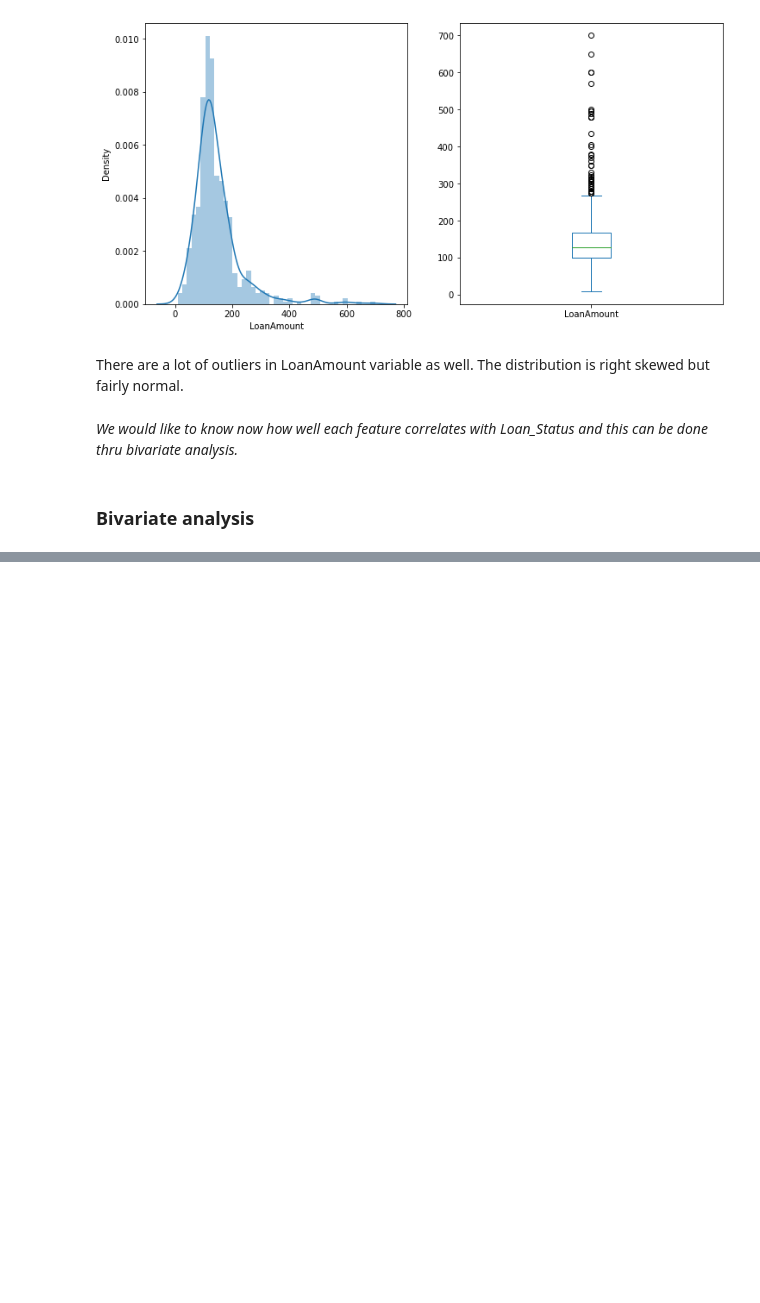
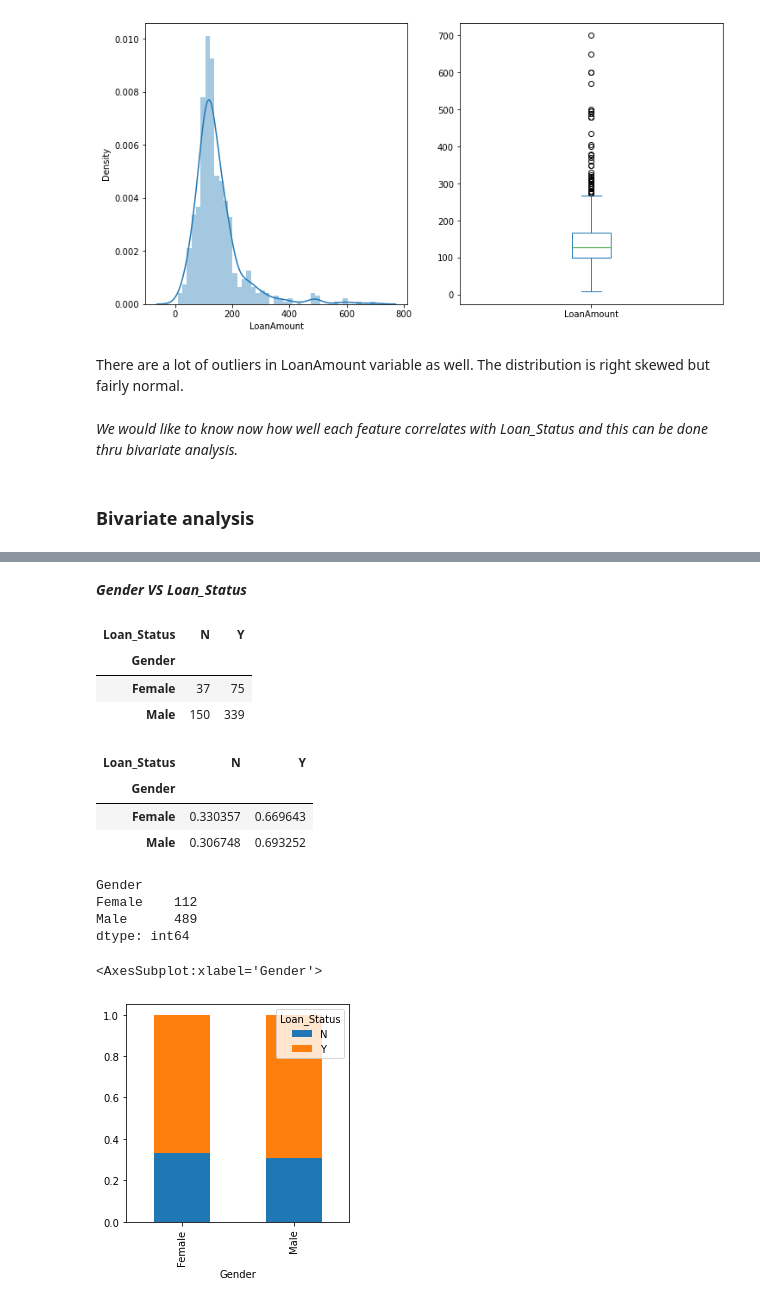
Before and after one commit to unpatel1/Challenge_AProjectAWeek, a Jupyter notebook: Week_08/Week_08_00_Loan_Prediction_ML_Project.ipynb, the cells around one changed output, grey strips where cells are left out. Drawn from its saved outputs; the diff is of its cells as text; code cells hidden in the pictures; blank space fills up the shorter version.

```diff
--- a/Week_08/Week_08_00_Loan_Prediction_ML_Project.ipynb
+++ b/Week_08/Week_08_00_Loan_Prediction_ML_Project.ipynb
@@ -350,0 +377,33 @@ There are a lot of outliers in LoanAmount variable as well. The distribution is
+# %% [markdown]
+***Gender VS Loan_Status***
+# %%
+Gender = pd.crosstab(train['Gender'], train['Loan_Status'])
+# %%
+Gender
+# %% [output]
+| Loan_Status | N | Y |
+| Gender |  |  |
+| Female | 37 | 75 |
+| Male | 150 | 339 |
+# %%
+temp = Gender.div(Gender.sum(1).astype(float), axis = 0)
+temp
+# %% [output]
+| Loan_Status | N | Y |
+| Gender |  |  |
+| Female | 0.330357 | 0.669643 |
+| Male | 0.306748 | 0.693252 |
+# %%
+Gender.sum(1) # '1' is for column; so 37 + 75 = 112 for Female
+# .div(Gender.sum(1)): Divide each column element for Female by Gender.sum(1) which is 112
+# So 37 / 112 = 0.330357
+# %% [output]
+Gender
+Female    112
+Male      489
+dtype: int64
+# %%
+Gender.div(Gender.sum(1).astype(float), axis = 0).plot(kind = 'bar', stacked = True, figsize = (4,4))
+# %% [output]
+<AxesSubplot:xlabel='Gender'>
+[figure, added]
```
Also changed, not shown: parts of 60 cells of this notebook.
